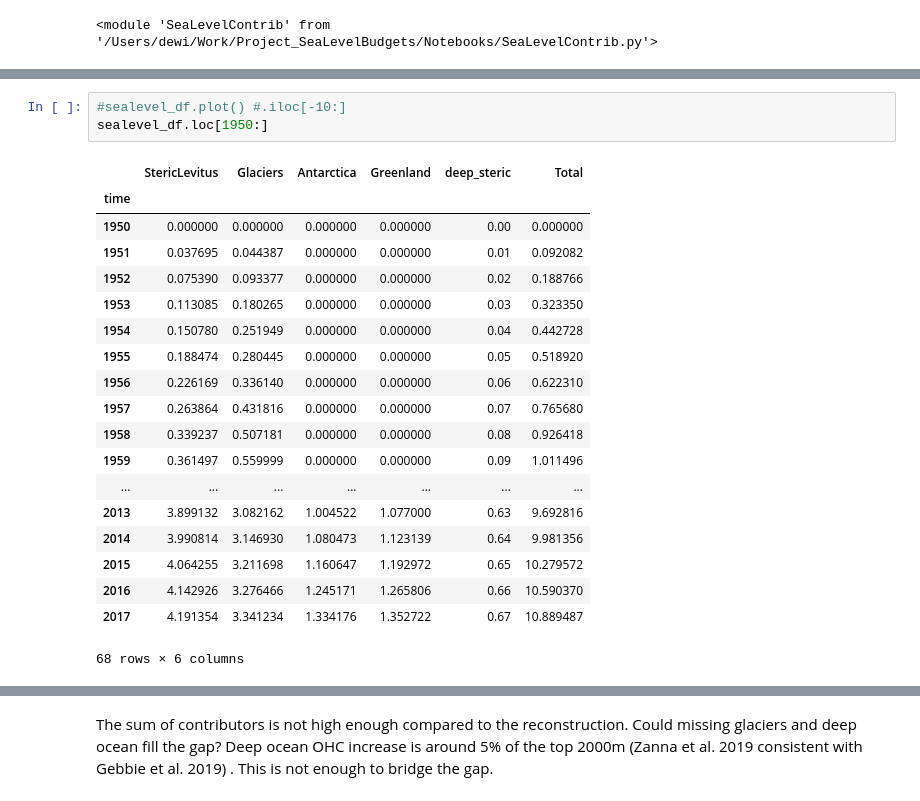
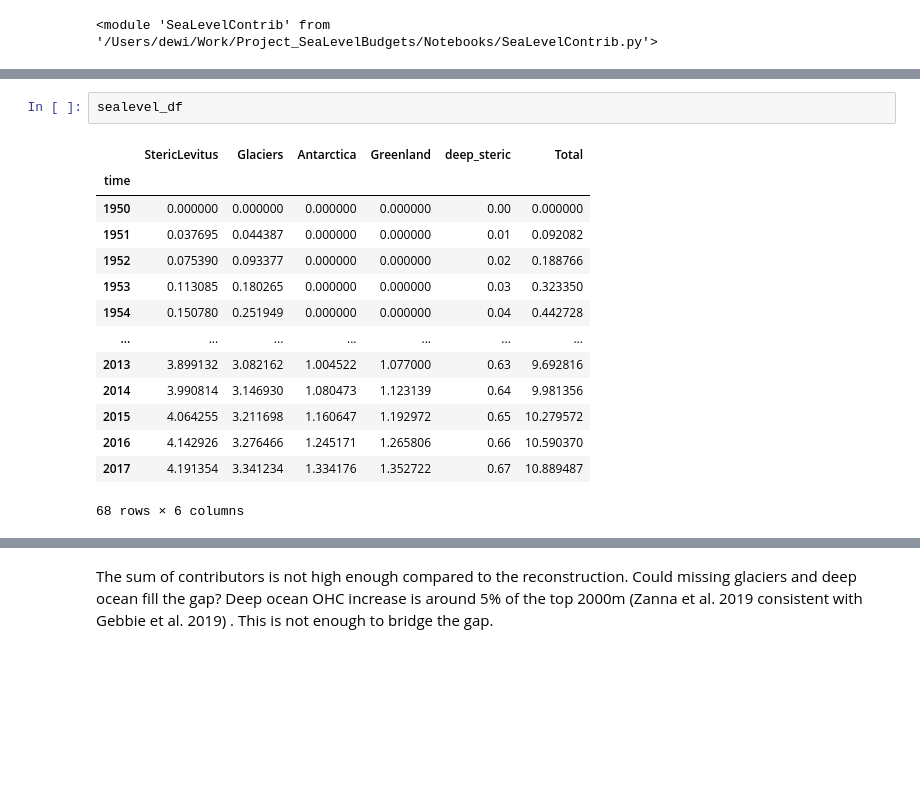
Before and after one commit to Jacobiaan/SLBudget, a Jupyter notebook: notebooks/GlobalBudget.ipynb, the cells around one changed output, grey strips where cells are left out. Cells and saved outputs as stored; diff of their text form; blank space fills up the shorter version.

```diff
--- a/notebooks/GlobalBudget.ipynb
+++ b/notebooks/GlobalBudget.ipynb
@@ -49,26 +54,20 @@ sealevel_df.plot()
-# %%
-#sealevel_df.plot() #.iloc[-10:]
-sealevel_df.loc[1950:]
-# %% [output]
-|  | StericLevitus | Glaciers | Antarctica | Greenland | deep_steric | Total |
-| time |  |  |  |  |  |  |
-| 1950 | 0.000000 | 0.000000 | 0.000000 | 0.000000 | 0.00 | 0.000000 |
-| 1951 | 0.037695 | 0.044387 | 0.000000 | 0.000000 | 0.01 | 0.092082 |
-| 1952 | 0.075390 | 0.093377 | 0.000000 | 0.000000 | 0.02 | 0.188766 |
-| 1953 | 0.113085 | 0.180265 | 0.000000 | 0.000000 | 0.03 | 0.323350 |
-| 1954 | 0.150780 | 0.251949 | 0.000000 | 0.000000 | 0.04 | 0.442728 |
-| 1955 | 0.188474 | 0.280445 | 0.000000 | 0.000000 | 0.05 | 0.518920 |
-| 1956 | 0.226169 | 0.336140 | 0.000000 | 0.000000 | 0.06 | 0.622310 |
-| 1957 | 0.263864 | 0.431816 | 0.000000 | 0.000000 | 0.07 | 0.765680 |
-| 1958 | 0.339237 | 0.507181 | 0.000000 | 0.000000 | 0.08 | 0.926418 |
-| 1959 | 0.361497 | 0.559999 | 0.000000 | 0.000000 | 0.09 | 1.011496 |
-| ... | ... | ... | ... | ... | ... | ... |
-| 2013 | 3.899132 | 3.082162 | 1.004522 | 1.077000 | 0.63 | 9.692816 |
-| 2014 | 3.990814 | 3.146930 | 1.080473 | 1.123139 | 0.64 | 9.981356 |
-| 2015 | 4.064255 | 3.211698 | 1.160647 | 1.192972 | 0.65 | 10.279572 |
-| 2016 | 4.142926 | 3.276466 | 1.245171 | 1.265806 | 0.66 | 10.590370 |
-| 2017 | 4.191354 | 3.341234 | 1.334176 | 1.352722 | 0.67 | 10.889487 |
-68 rows × 6 columns
+# %%
+sealevel_df
+# %% [output]
+|  | StericLevitus | Glaciers | Antarctica | Greenland | deep_steric | Total |
+| time |  |  |  |  |  |  |
+| 1950 | 0.000000 | 0.000000 | 0.000000 | 0.000000 | 0.00 | 0.000000 |
+| 1951 | 0.037695 | 0.044387 | 0.000000 | 0.000000 | 0.01 | 0.092082 |
+| 1952 | 0.075390 | 0.093377 | 0.000000 | 0.000000 | 0.02 | 0.188766 |
+| 1953 | 0.113085 | 0.180265 | 0.000000 | 0.000000 | 0.03 | 0.323350 |
+| 1954 | 0.150780 | 0.251949 | 0.000000 | 0.000000 | 0.04 | 0.442728 |
+| ... | ... | ... | ... | ... | ... | ... |
+| 2013 | 3.899132 | 3.082162 | 1.004522 | 1.077000 | 0.63 | 9.692816 |
+| 2014 | 3.990814 | 3.146930 | 1.080473 | 1.123139 | 0.64 | 9.981356 |
+| 2015 | 4.064255 | 3.211698 | 1.160647 | 1.192972 | 0.65 | 10.279572 |
+| 2016 | 4.142926 | 3.276466 | 1.245171 | 1.265806 | 0.66 | 10.590370 |
+| 2017 | 4.191354 | 3.341234 | 1.334176 | 1.352722 | 0.67 | 10.889487 |
+68 rows × 6 columns
 # %%
 #Plot time series
 fig, ax = plt.subplots(figsize=(8,8))
```
Also changed, not shown: parts of 11 cells of this notebook, 5 other files.
